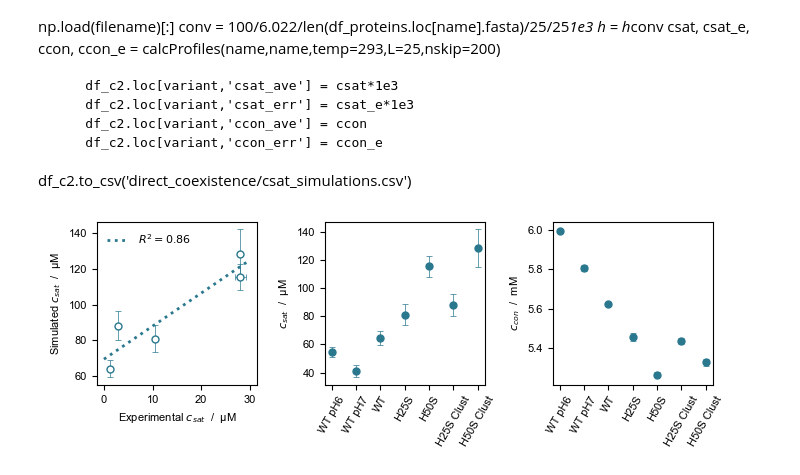
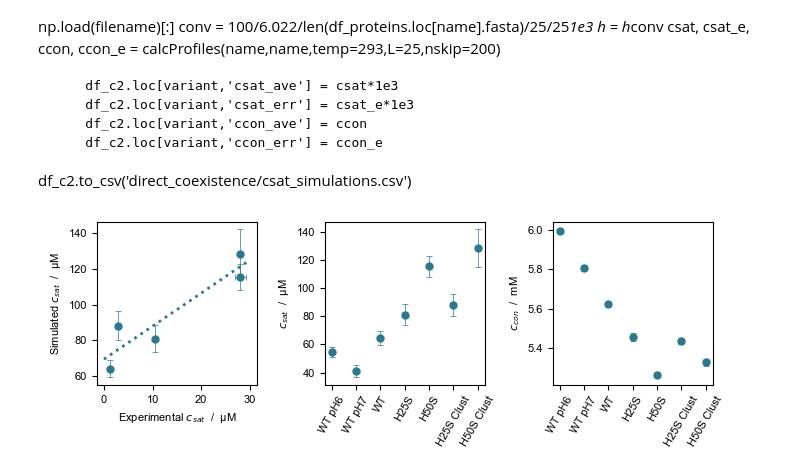
Before and after one commit to KULL-Centre/_2023_Garcia-Cabau_CPEB4, a Jupyter notebook: analyses.ipynb, the cells around one changed output. Cells and saved outputs as stored; diff of their text form; code cells hidden in the pictures.

```diff
--- a/analyses.ipynb
+++ b/analyses.ipynb
@@ -419,35 +417,33 @@ labels = [name.replace('_',' ') for name in variants]
 ax1.errorbar(cs_100.loc[variants].csat_mean, df_c2.loc[variants].csat_ave,
          xerr=cs_100.loc[variants].csat_std,yerr=df_c2.loc[variants].csat_err,
          marker='o', lw=0, ms=5, elinewidth=.5, capsize=2, capthick=.5,
-         color=colors[1],mfc='white')
+         color=colors[1])
 x = np.linspace(0, 30,1000)
-pr = pearsonr(cs_100.loc[variants].csat_mean, df_c2.loc[variants].csat_ave)[0]
 popt,_ = curve_fit(lambda x,a,b : a*x+b,cs_100.loc[variants].csat_mean, df_c2.loc[variants].csat_ave)
-ax1.plot(x,popt[0]*x+popt[1],ls=':',lw=2,label='$R^2={:.2f}$'.format(pr**2),zorder=4,color=colors[1])
+ax1.plot(x,popt[0]*x+popt[1],ls=':',lw=2,zorder=4,color=colors[1])
 
 ax1.set_ylabel('Simulated $c_{sat}$  /  µM')
 ax1.set_xlabel('Experimental $c_{sat}$  /  µM')
 
 variants = ['WT pH6','WT pH7','WT','H25S','H50S','H25S_Clust','H50S_Clust']
 labels = [name.replace('_',' ') for name in variants]
 ax2.errorbar(labels, df_c2.loc[variants].csat_ave,df_c2.loc[variants].csat_err,
          marker='o', lw=0, ms=5, elinewidth=.5, capsize=2, capthick=.5,
          color=colors[1])
 
 ax3.errorbar(labels, df_c2.loc[variants].ccon_ave,df_c2.loc[variants].ccon_err,
          marker='o', lw=0, ms=5, elinewidth=.5, capsize=2, capthick=.5,
          color=colors[1])
 
 
 ax2.set_ylabel('$c_{sat}$  /  µM')
 ax3.set_ylabel('$c_{con}$  /  mM')
 for ax in (ax2,ax3):
     for tick in ax.get_xticklabels():
         tick.set_rotation(60)
 
-ax1.legend(frameon=False)
 plt.tight_layout()
 plt.savefig('figures/fig2_ext_ef.svg')
 plt.show()
 # %% [output]
-[figure, old version]
+[figure, new version]
```
Also changed, not shown: parts of 3 cells of this notebook.
